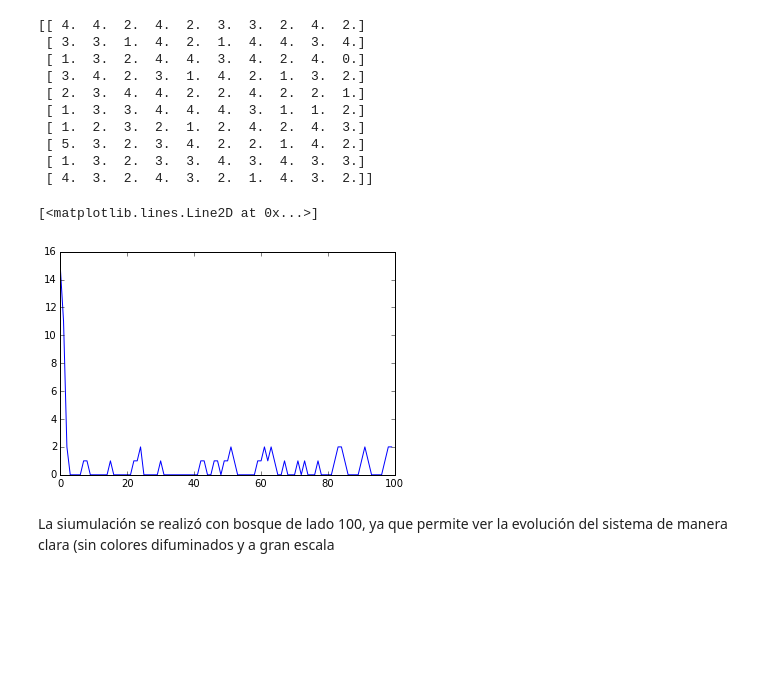
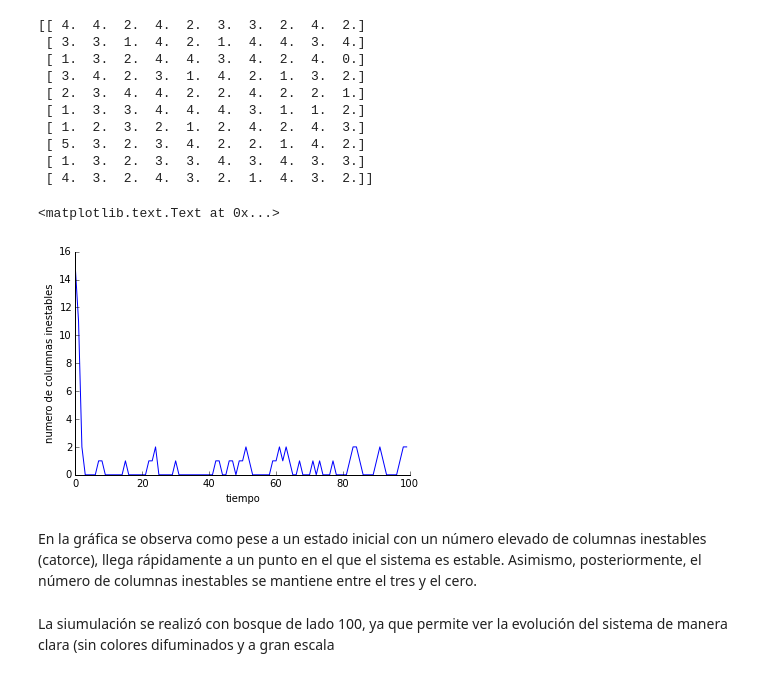
Before and after one commit to LoreMD/proyectoMateCompu, a Jupyter notebook: casiFinal.ipynb, the cells around one changed output. Saved outputs shown, nothing was run; the diff lists cells and outputs as text; code cells hidden in the pictures; blank space fills up the shorter version.

```diff
--- a/casiFinal.ipynb
+++ b/casiFinal.ipynb
@@ -494,13 +513,22 @@ pa2.toString()
  [ 5.  3.  2.  3.  4.  2.  2.  1.  4.  2.]
  [ 1.  3.  2.  3.  3.  4.  3.  4.  3.  3.]
  [ 4.  3.  2.  4.  3.  2.  1.  4.  3.  2.]]
-# %%
-X=pa2.inestablesEnTiempo[:,0]
-Y=pa2.inestablesEnTiempo[:,1]
-plt.plot(X,Y)
-# %% [output]
-[<matplotlib.lines.Line2D at 0x...>]
-[figure, removed]
+# %%
+X=pa2.inestablesEnTiempo[:,0]
+Y=pa2.inestablesEnTiempo[:,1]
+plt.plot(X,Y)
+ax=plt.gca()
+ax.spines['right'].set_color('none')
+ax.spines['top'].set_color('none')
+ax.xaxis.set_ticks_position('bottom')
+ax.yaxis.set_ticks_position('left')
+ax.set_xlabel('tiempo')
+ax.set_ylabel('numero de columnas inestables')
+# %% [output]
+<matplotlib.text.Text at 0x...>
+[figure, added]
+# %% [markdown]
+En la gráfica se observa como pese a un estado inicial con un número elevado de columnas inestables (catorce), llega rápidamente a un punto en el que el sistema es estable. Asimismo, posteriormente, el número de columnas inestables se mantiene entre el tres y el cero.
 # %%
 class Bosque():
     def __init__(self,L,f,p):
```
Also changed, not shown: parts of 11 cells of this notebook.
